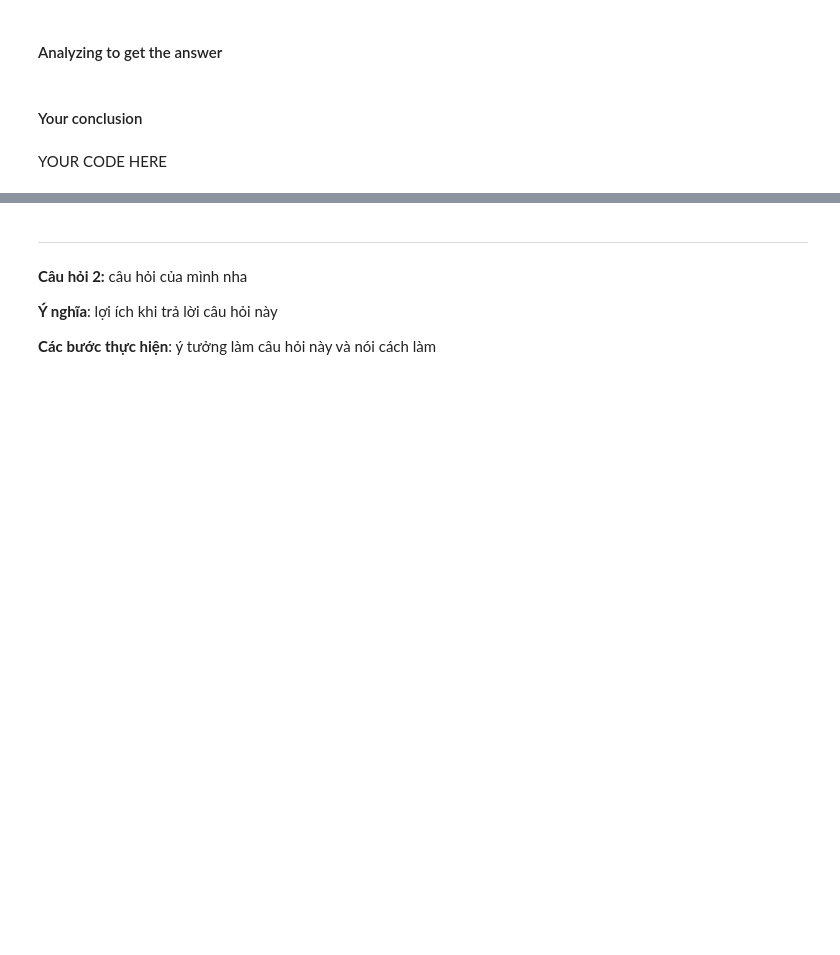
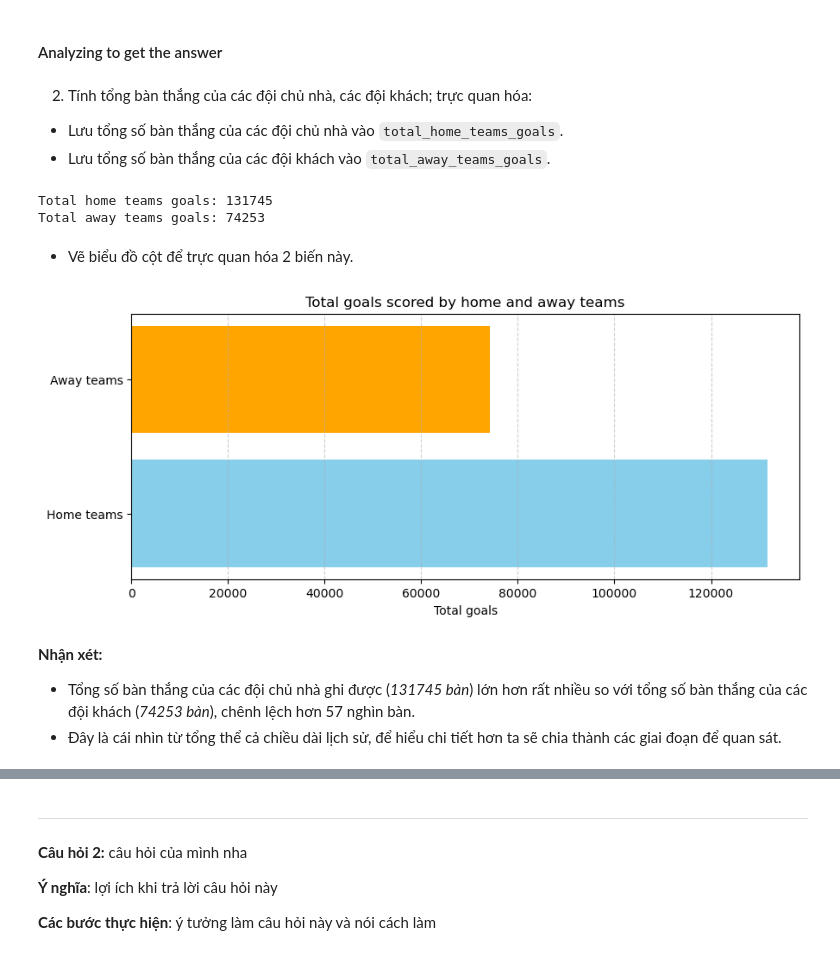
Before and after one commit to trgtanhh04/Programming4DS_Final, a Jupyter notebook: P4S.ipynb, the cells around one changed output, grey strips where cells are left out. Saved outputs shown, nothing was run; the diff lists cells and outputs as text; code cells hidden in the pictures; blank space fills up the shorter version.

```diff
--- a/P4S.ipynb
+++ b/P4S.ipynb
@@ -670,0 +680,5 @@ plt.show()
+# %%
+df1 = df.copy()
+# %%
+# Xóa các dòng có giá trị tại cột 'neutral' là True
+df1 = df1[df1['neutral'] != True]
@@ -675,4 +692,27 @@ plt.show()
-# %% [markdown]
-#### Your conclusion
-# %% [markdown]
-YOUR CODE HERE
+# %% [markdown]
+2. Tính tổng bàn thắng của các đội chủ nhà, các đội khách; trực quan hóa:
+- Lưu tổng số bàn thắng của các đội chủ nhà vào `total_home_teams_goals`.
+- Lưu tổng số bàn thắng của các đội khách vào `total_away_teams_goals`.
+# %%
+total_home_teams_goals = df1['home_score'].sum()
+total_away_teams_goals = df1['away_score'].sum()
+print(f'Total home teams goals: {total_home_teams_goals}')
+print(f'Total away teams goals: {total_away_teams_goals}')
+# %% [output]
+Total home teams goals: 131745
+Total away teams goals: 74253
+# %% [markdown]
+- Vẽ biểu đồ cột để trực quan hóa 2 biến này.
+# %%
+plt.figure(figsize=(10, 4))
+plt.barh(['Home teams', 'Away teams'], [total_home_teams_goals, total_away_teams_goals], color=['skyblue', 'orange'])
+plt.title('Total goals scored by home and away teams')
+plt.xlabel('Total goals')
+plt.grid(axis='x', linestyle='--', alpha=0.6)
+plt.show()
+# %% [output]
+[figure, added]
+# %% [markdown]
+**Nhận xét:**
+- Tổng số bàn thắng của các đội chủ nhà ghi được (*131745 bàn*) lớn hơn rất nhiều so với tổng số bàn thắng của các đội khách (*74253 bàn*), chênh lệch hơn 57 nghìn bàn.
+- Đây là cái nhìn từ tổng thể cả chiều dài lịch sử, để hiểu chi tiết hơn ta sẽ chia thành các giai đoạn để quan sát.
```
Also changed, not shown: parts of 98 cells of this notebook.
